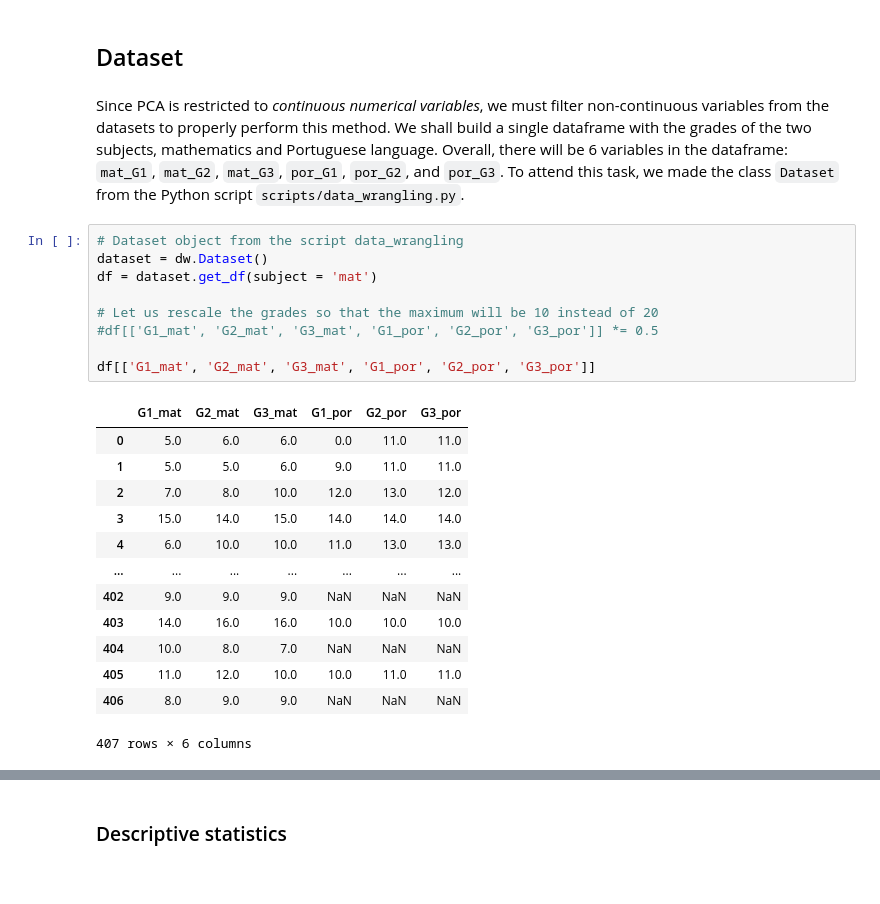
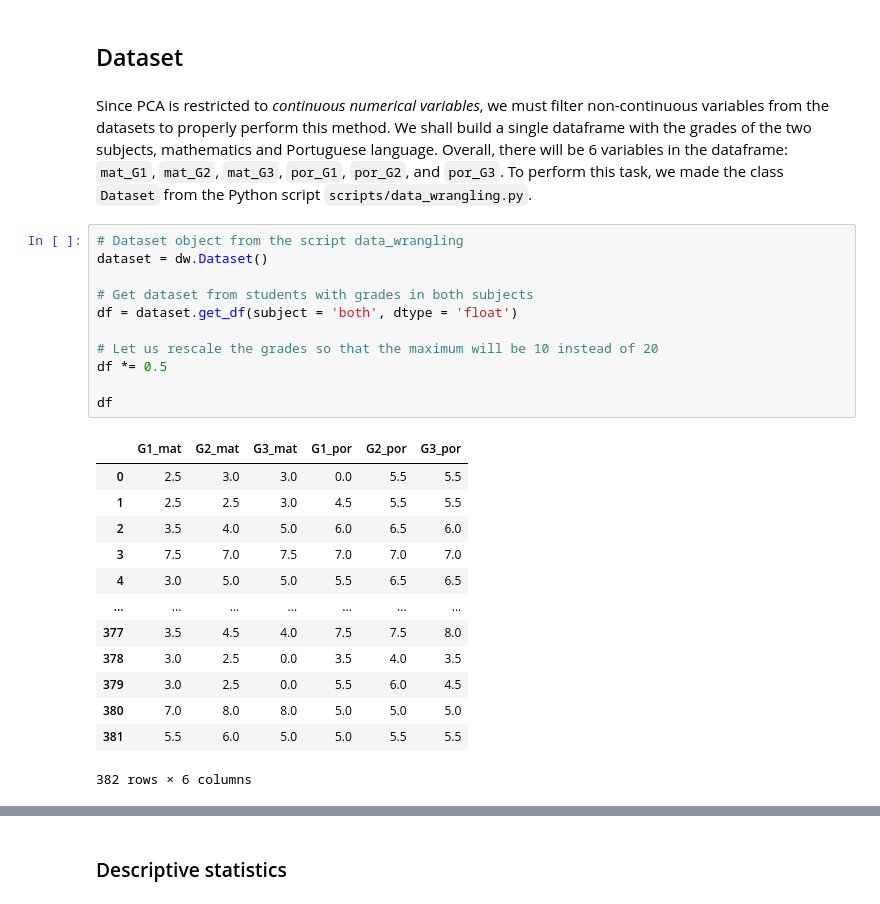
Before and after one commit to nicolaubruno/ML_projects, a Jupyter notebook: Factor Analysis/PCA.ipynb, the cells around one changed output, grey strips where cells are left out. Saved outputs shown, nothing was run; the diff lists cells and outputs as text.

```diff
--- a/Factor Analysis/PCA.ipynb
+++ b/Factor Analysis/PCA.ipynb
@@ -50,27 +25,29 @@ import seaborn as sns
 # %% [markdown]
 ## Dataset
 # %% [markdown]
-Since PCA is restricted to *continuous numerical variables*, we must filter non-continuous variables from the datasets to properly perform this method. We shall build a single dataframe with the grades of the two subjects, mathematics and Portuguese language. Overall, there will be 6 variables in the dataframe: `mat_G1`, `mat_G2`, `mat_G3`, `por_G1`, `por_G2`, and `por_G3`. To attend this task, we made the class `Dataset` from the Python script `scripts/data_wrangling.py`.
+Since PCA is restricted to *continuous numerical variables*, we must filter non-continuous variables from the datasets to properly perform this method. We shall build a single dataframe with the grades of the two subjects, mathematics and Portuguese language. Overall, there will be 6 variables in the dataframe: `mat_G1`, `mat_G2`, `mat_G3`, `por_G1`, `por_G2`, and `por_G3`. To perform this task, we made the class `Dataset` from the Python script `scripts/data_wrangling.py`.
 # %%
 # Dataset object from the script data_wrangling
 dataset = dw.Dataset()
-df = dataset.get_df(subject = 'mat')
+
+# Get dataset from students with grades in both subjects
+df = dataset.get_df(subject = 'both', dtype = 'float')
 
 # Let us rescale the grades so that the maximum will be 10 instead of 20
-#df[['G1_mat', 'G2_mat', 'G3_mat', 'G1_por', 'G2_por', 'G3_por']] *= 0.5
+df *= 0.5
 
-df[['G1_mat', 'G2_mat', 'G3_mat', 'G1_por', 'G2_por', 'G3_por']]
+df
 # %% [output]
 |  | G1_mat | G2_mat | G3_mat | G1_por | G2_por | G3_por |
-| 0 | 5.0 | 6.0 | 6.0 | 0.0 | 11.0 | 11.0 |
-| 1 | 5.0 | 5.0 | 6.0 | 9.0 | 11.0 | 11.0 |
-| 2 | 7.0 | 8.0 | 10.0 | 12.0 | 13.0 | 12.0 |
-| 3 | 15.0 | 14.0 | 15.0 | 14.0 | 14.0 | 14.0 |
-| 4 | 6.0 | 10.0 | 10.0 | 11.0 | 13.0 | 13.0 |
+| 0 | 2.5 | 3.0 | 3.0 | 0.0 | 5.5 | 5.5 |
+| 1 | 2.5 | 2.5 | 3.0 | 4.5 | 5.5 | 5.5 |
+| 2 | 3.5 | 4.0 | 5.0 | 6.0 | 6.5 | 6.0 |
+| 3 | 7.5 | 7.0 | 7.5 | 7.0 | 7.0 | 7.0 |
+| 4 | 3.0 | 5.0 | 5.0 | 5.5 | 6.5 | 6.5 |
 | ... | ... | ... | ... | ... | ... | ... |
-| 402 | 9.0 | 9.0 | 9.0 | NaN | NaN | NaN |
-| 403 | 14.0 | 16.0 | 16.0 | 10.0 | 10.0 | 10.0 |
-| 404 | 10.0 | 8.0 | 7.0 | NaN | NaN | NaN |
-| 405 | 11.0 | 12.0 | 10.0 | 10.0 | 11.0 | 11.0 |
-| 406 | 8.0 | 9.0 | 9.0 | NaN | NaN | NaN |
+| 377 | 3.5 | 4.5 | 4.0 | 7.5 | 7.5 | 8.0 |
+| 378 | 3.0 | 2.5 | 0.0 | 3.5 | 4.0 | 3.5 |
+| 379 | 3.0 | 2.5 | 0.0 | 5.5 | 6.0 | 4.5 |
+| 380 | 7.0 | 8.0 | 8.0 | 5.0 | 5.0 | 5.0 |
+| 381 | 5.5 | 6.0 | 5.0 | 5.0 | 5.5 | 5.5 |
-407 rows × 6 columns
+382 rows × 6 columns
```
Also changed, not shown: parts of 3 cells of this notebook, 2 other files.
